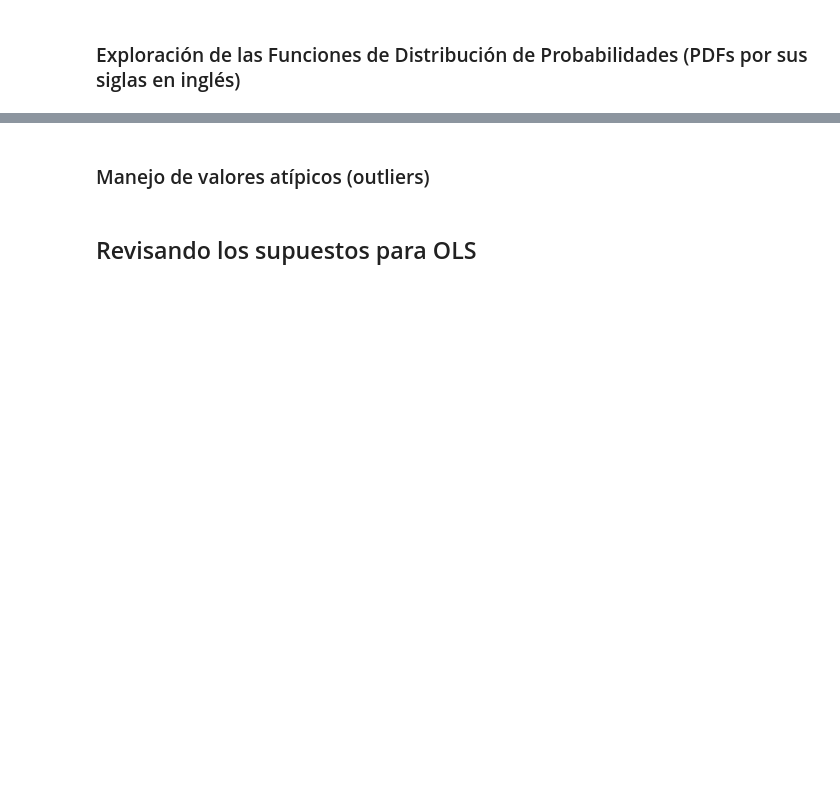
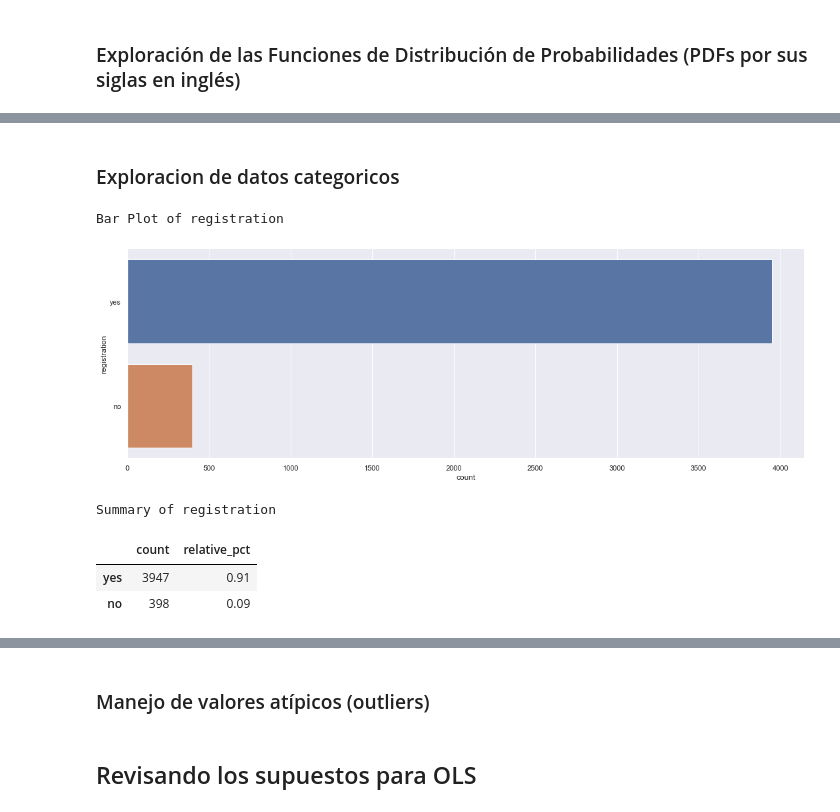
Before and after one commit to ricardoVA999/Lab2-DS, a Jupyter notebook: Lab_Regresion_Lineal.ipynb, the cells around one changed output, grey strips where cells are left out. Cells and saved outputs as stored; diff of their text form; code cells hidden in the pictures; blank space fills up the shorter version.

```diff
--- a/Lab_Regresion_Lineal.ipynb
+++ b/Lab_Regresion_Lineal.ipynb
@@ -22,0 +116,11 @@ A continuación encontrarán que hay encabezados que bien podrían ayudarlos a d
+# %% [markdown]
+### Exploracion de datos categoricos
+# %%
+eda_cat(carros, x = "registration") #Precio #engine
+# %% [output]
+Bar Plot of registration
+[figure, added]
+Summary of registration
+|  | count | relative_pct |
+| yes | 3947 | 0.91 |
+| no | 398 | 0.09 |
```
Also changed, not shown: parts of 30 cells of this notebook.
